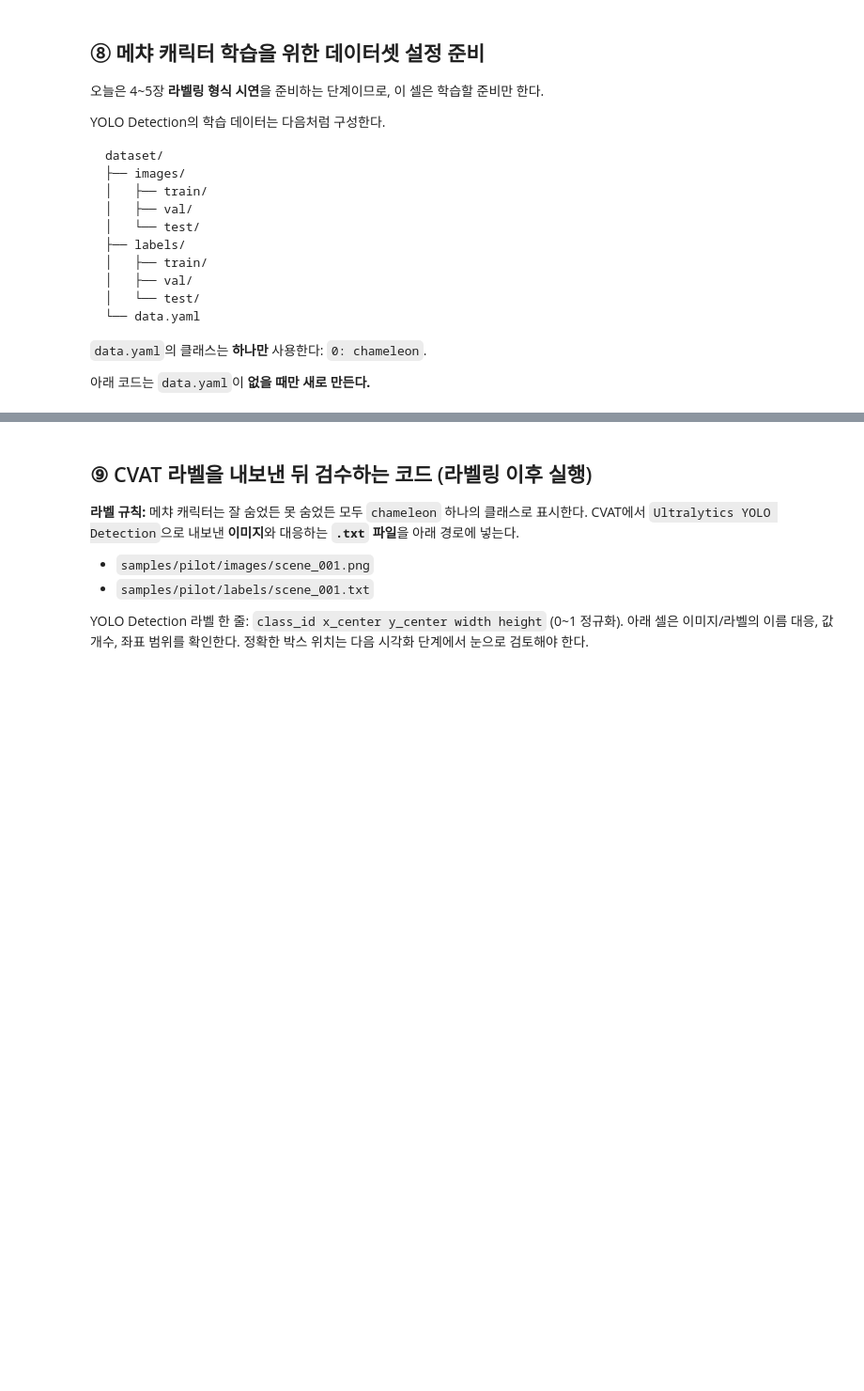
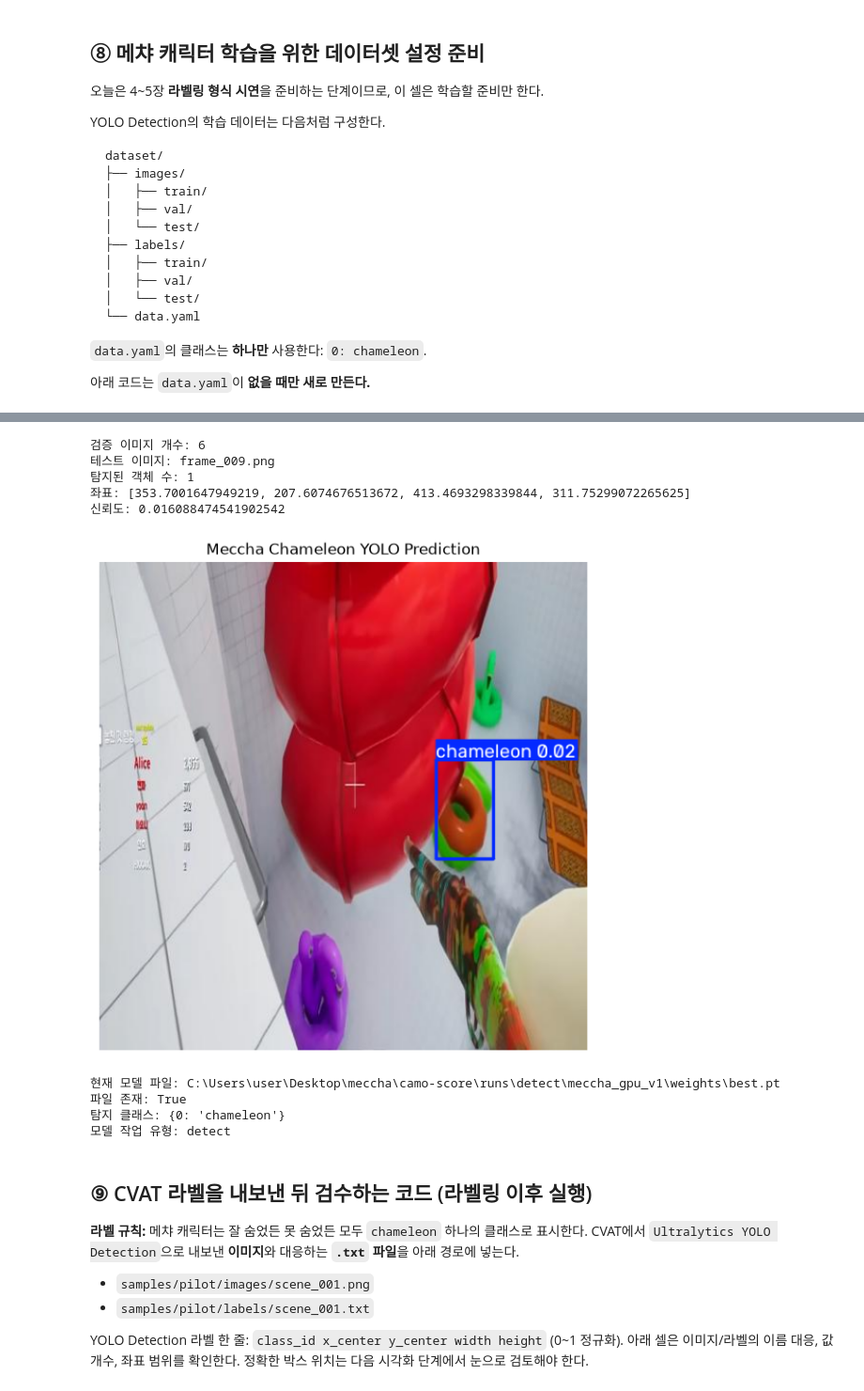
Before and after one commit to sh-lee-dev/meccha-finder, a Jupyter notebook: camo-score/meccha_yolo_setup.ipynb, the cells around one changed output, grey strips where cells are left out. Shown at 94% size. Saved outputs shown, nothing was run; the diff lists cells and outputs as text; code cells hidden in the pictures; blank space fills up the shorter version.

Commit message:
11/18 final_prototype meccha yolo model

```diff
--- a/camo-score/meccha_yolo_setup.ipynb
+++ b/camo-score/meccha_yolo_setup.ipynb
@@ -472,3 +689,80 @@ names:
+# %%
+
+from pathlib import Path
+from ultralytics import YOLO
+import cv2
+import matplotlib.pyplot as plt
+
+# 1. 학습된 YOLO 모델 불러오기
+meccha_model = YOLO(str(BEST_PT))
+
+# 2. 검증 이미지 폴더 경로
+VAL_DIR = PROJECT_ROOT / "dataset" / "images" / "val"
+
+# 3. 검증 이미지 목록 만들기
+val_images = sorted([
+    p for p in VAL_DIR.iterdir()
+    if p.suffix.lower() in {".png", ".jpg", ".jpeg"}
+])
+
+print("검증 이미지 개수:", len(val_images))
+
+assert len(val_images) > 0, "검증 이미지가 없습니다."
+
+# 4. 첫 번째 검증 이미지 선택
+test_image = val_images[0]
+
+print("테스트 이미지:", test_image.name)
+
+# 5. YOLO 모델로 탐지
+result = meccha_model.predict(
+    source=str(test_image),
+    conf=0.01,
+    verbose=False
+)[0]
+
+# 6. 탐지 결과 출력
+print("탐지된 객체 수:", len(result.boxes))
+
+for box in result.boxes:
+    print("좌표:", box.xyxy[0].tolist())
+    print("신뢰도:", float(box.conf[0]))
+
+# 7. 탐지 결과 이미지 출력
+annotated = result.plot()
+annotated = cv2.cvtColor(
+    annotated, cv2.COLOR_BGR2RGB
+)
+
+plt.figure(figsize=(12, 7))
+plt.imshow(annotated)
+plt.title("Meccha Chameleon YOLO Prediction")
+plt.axis("off")
+plt.show()
+# %% [output]
+검증 이미지 개수: 6
+테스트 이미지: frame_009.png
+탐지된 객체 수: 1
+좌표: [353.7001647949219, 207.6074676513672, 413.4693298339844, 311.75299072265625]
+신뢰도: 0.016088474541902542
+[figure, added]
+# %%
+
+from pathlib import Path
+from ultralytics import YOLO
+
+print("현재 모델 파일:", BEST_PT)
+print("파일 존재:", Path(BEST_PT).exists())
+
+meccha_model = YOLO(str(BEST_PT))
+
+print("탐지 클래스:", meccha_model.names)
+print("모델 작업 유형:", meccha_model.task)
+# %% [output]
+현재 모델 파일: C:\Users\user\Desktop\meccha\camo-score\runs\detect\meccha_gpu_v1\weights\best.pt
+파일 존재: True
+탐지 클래스: {0: 'chameleon'}
+모델 작업 유형: detect
 # %% [markdown]
 ## ⑨ CVAT 라벨을 내보낸 뒤 검수하는 코드 (라벨링 이후 실행)
 
```
Also changed, not shown: parts of 16 cells of this notebook.
